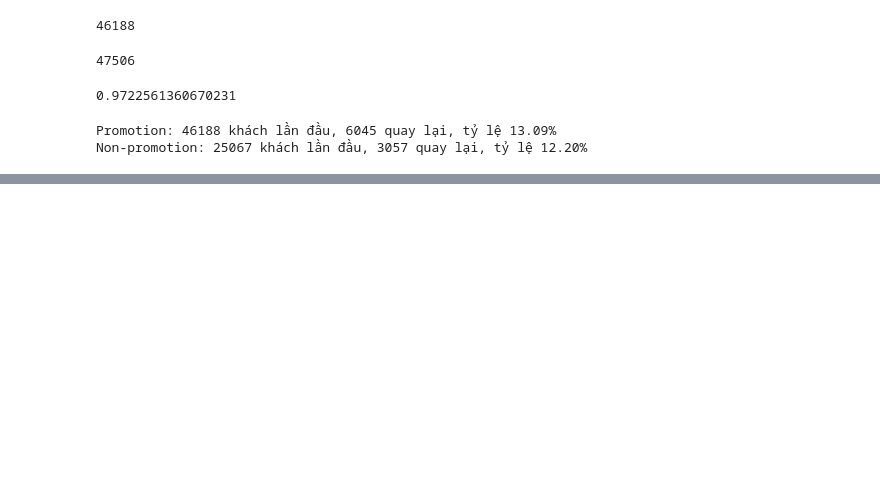
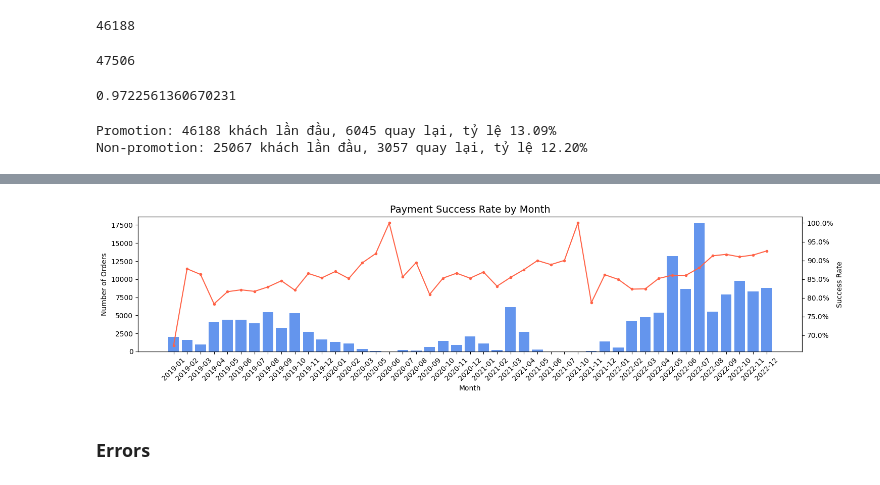
Before and after one commit to qtrung123/Online-Ticket-Booking-Data-Analysis-Customer-Retention-Study, a Jupyter notebook: notebooks/05_customer_journey.ipynb, the cells around one changed output, grey strips where cells are left out. Saved outputs shown, nothing was run; the diff lists cells and outputs as text; code cells hidden in the pictures; blank space fills up the shorter version.

```diff
--- a/notebooks/05_customer_journey.ipynb
+++ b/notebooks/05_customer_journey.ipynb
@@ -416,0 +448,44 @@ Non-promotion: 25067 khách lần đầu, 3057 quay lại, tỷ lệ 12.20%
+# %%
+from matplotlib.ticker import PercentFormatter
+import matplotlib.pyplot as plt
+
+# Convert year_month to string for better display
+df_sr["year_month"] = df_sr["year_month"].astype(str)
+
+fig, ax1 = plt.subplots(figsize=(15, 4))
+
+# Bar chart: total orders
+ax1.bar(
+    df_sr["year_month"],
+    df_sr["n_orders"],
+    color="cornflowerblue",
+    label="Total Orders"
+)
+
+ax1.set_xlabel("Month")
+ax1.set_ylabel("Number of Orders")
+ax1.tick_params(axis="x", rotation=45)
+
+# Line chart: success rate
+ax2 = ax1.twinx()
+
+ax2.plot(
+    df_sr["year_month"],
+    df_sr["success_rate"],
+    color="tomato",
+    marker="o",
+    markersize=3,
+    label="Success Rate"
+)
+
+ax2.set_ylabel("Success Rate")
+ax2.yaxis.set_major_formatter(PercentFormatter(xmax=100))
+
+plt.title("Payment Success Rate by Month", fontsize=14)
+
+plt.tight_layout()
+plt.show()
+# %% [output]
+[figure, added]
+# %% [markdown]
+### Errors
```
Also changed, not shown: parts of 20 cells of this notebook, 2 other files.
